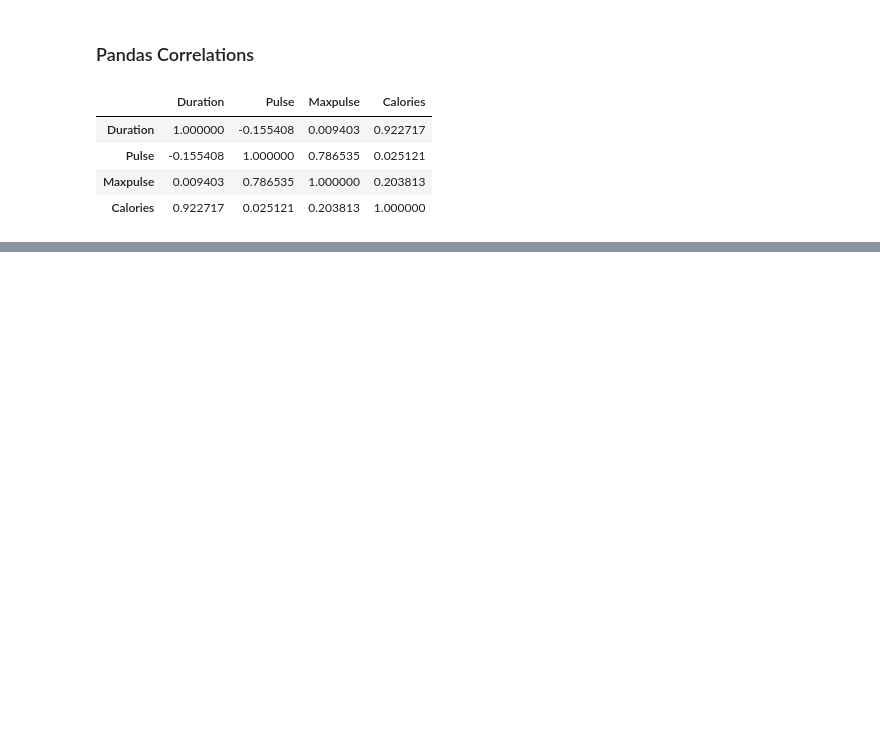
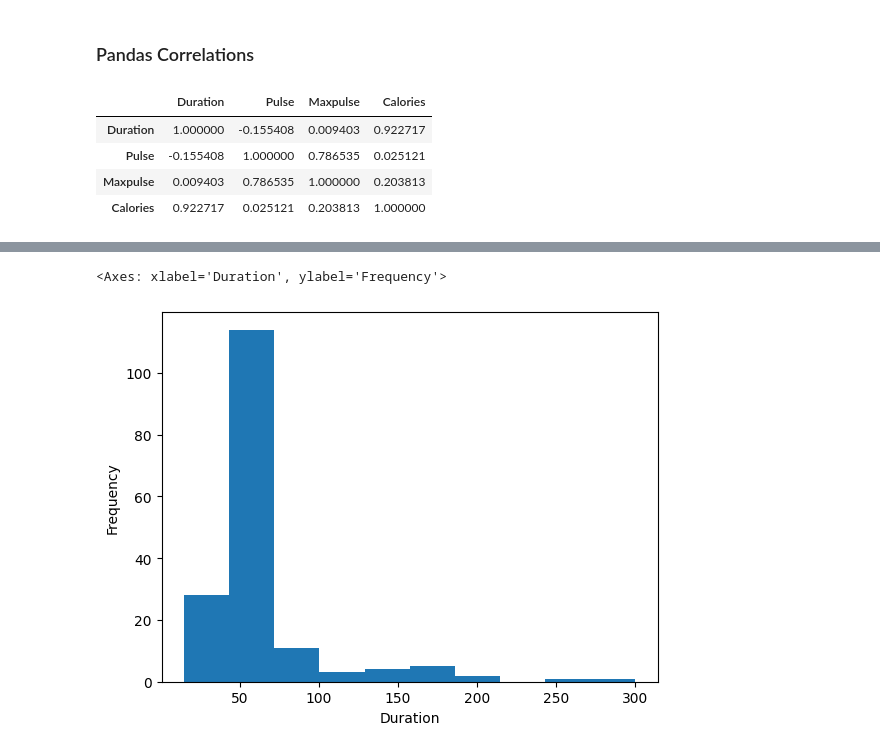
Before and after one commit to jxxtino/ds-basics, a Jupyter notebook: pandas_pratice.ipynb, the cells around one changed output, grey strips where cells are left out. Drawn from its saved outputs; the diff is of its cells as text; code cells hidden in the pictures; blank space fills up the shorter version.

```diff
--- a/pandas_pratice.ipynb
+++ b/pandas_pratice.ipynb
@@ -281,0 +306,10 @@ df.corr()
+# %%
+# histogram
+    # histogram just need one column
+        # for this you need to plot directly on the df column
+df["Duration"].plot(kind="hist", xlabel= "Duration")
+
+# this graph tells that there were over 100 workouts that lasted between 50 and 60 minutes
+# %% [output]
+<Axes: xlabel='Duration', ylabel='Frequency'>
+[figure, added]
```
Also changed, not shown: parts of 4 cells of this notebook.
